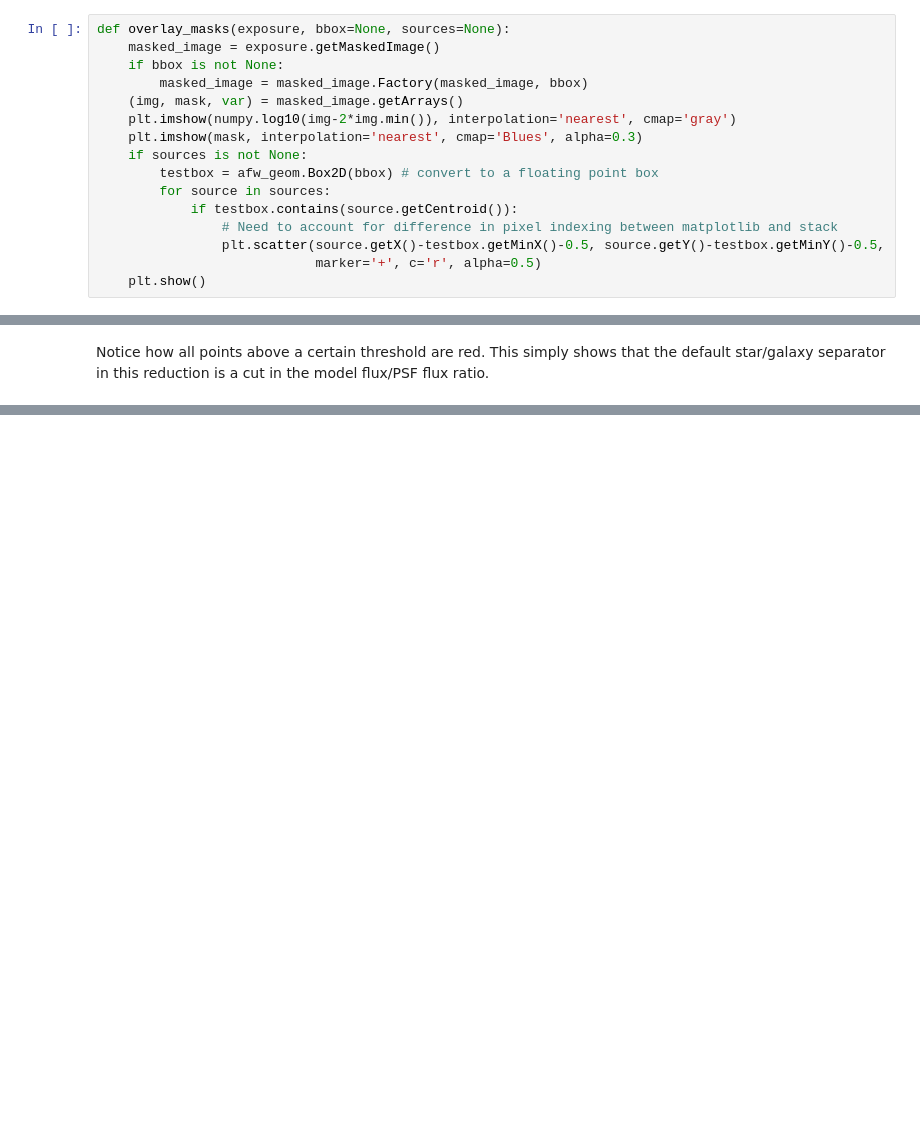
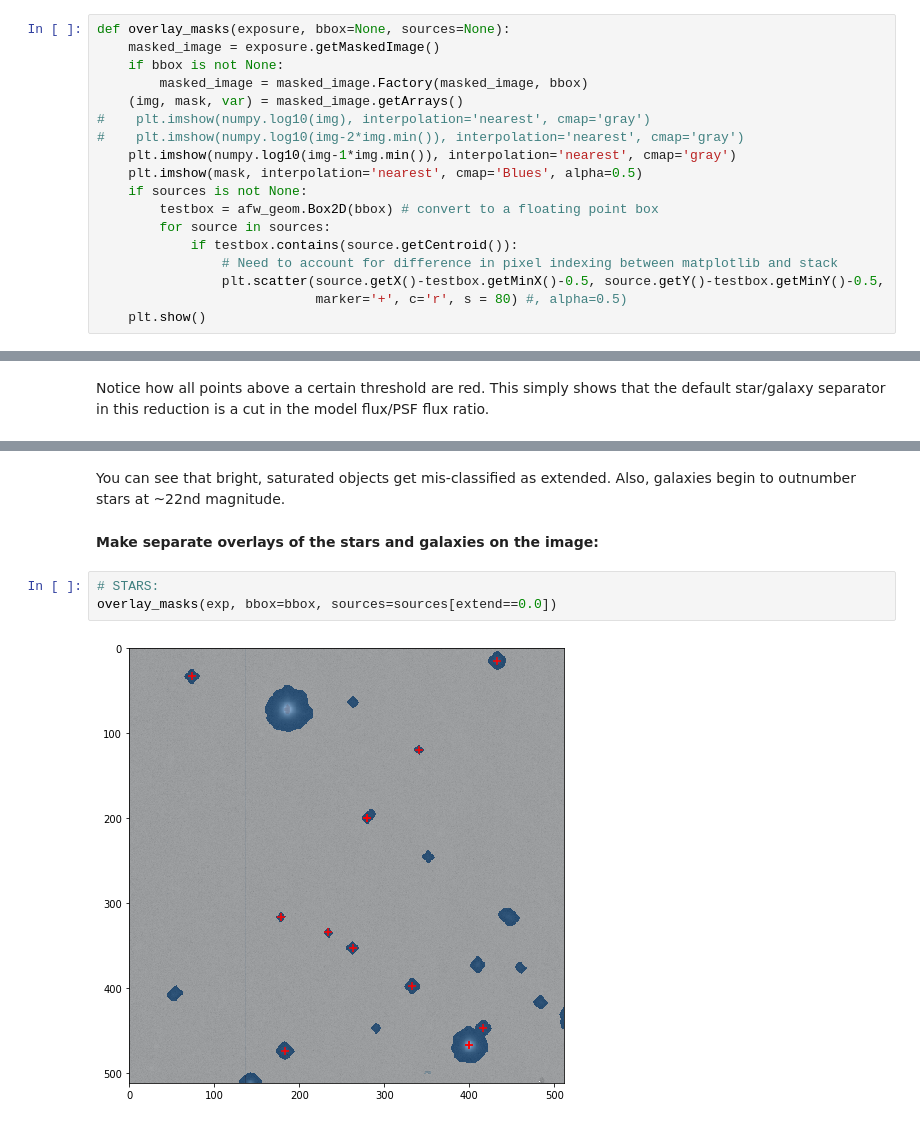
Before and after one commit to lsst-sqre/system-test, a Jupyter notebook: star_galaxy.ipynb, the cells around one changed output, grey strips where cells are left out. Cells and saved outputs as stored; diff of their text form; blank space fills up the shorter version.

```diff
--- a/star_galaxy.ipynb
+++ b/star_galaxy.ipynb
@@ -22,15 +22,17 @@ def overlay_masks(exposure, bbox=None, sources=None):
     if bbox is not None:
         masked_image = masked_image.Factory(masked_image, bbox)
     (img, mask, var) = masked_image.getArrays()
-    plt.imshow(numpy.log10(img-2*img.min()), interpolation='nearest', cmap='gray')
-    plt.imshow(mask, interpolation='nearest', cmap='Blues', alpha=0.3)
+#    plt.imshow(numpy.log10(img), interpolation='nearest', cmap='gray')
+#    plt.imshow(numpy.log10(img-2*img.min()), interpolation='nearest', cmap='gray')
+    plt.imshow(numpy.log10(img-1*img.min()), interpolation='nearest', cmap='gray')
+    plt.imshow(mask, interpolation='nearest', cmap='Blues', alpha=0.5)
     if sources is not None:
         testbox = afw_geom.Box2D(bbox) # convert to a floating point box
         for source in sources:
             if testbox.contains(source.getCentroid()):
                 # Need to account for difference in pixel indexing between matplotlib and stack
                 plt.scatter(source.getX()-testbox.getMinX()-0.5, source.getY()-testbox.getMinY()-0.5,
-                            marker='+', c='r', alpha=0.5)
+                            marker='+', c='r', s = 80) #, alpha=0.5)
     plt.show()
 # %% [markdown]
 ### Get some data
@@ -73,0 +125,9 @@ Notice how all points above a certain threshold are red.  This simply shows that
+# %% [markdown]
+You can see that bright, saturated objects get mis-classified as extended. Also, galaxies begin to outnumber stars at ~22nd magnitude.
+# %% [markdown]
+**Make separate overlays of the stars and galaxies on the image:**
+# %%
+# STARS:
+overlay_masks(exp, bbox=bbox, sources=sources[extend==0.0])
+# %% [output]
+[figure, added]
```
Also changed, not shown: parts of 9 cells of this notebook.
